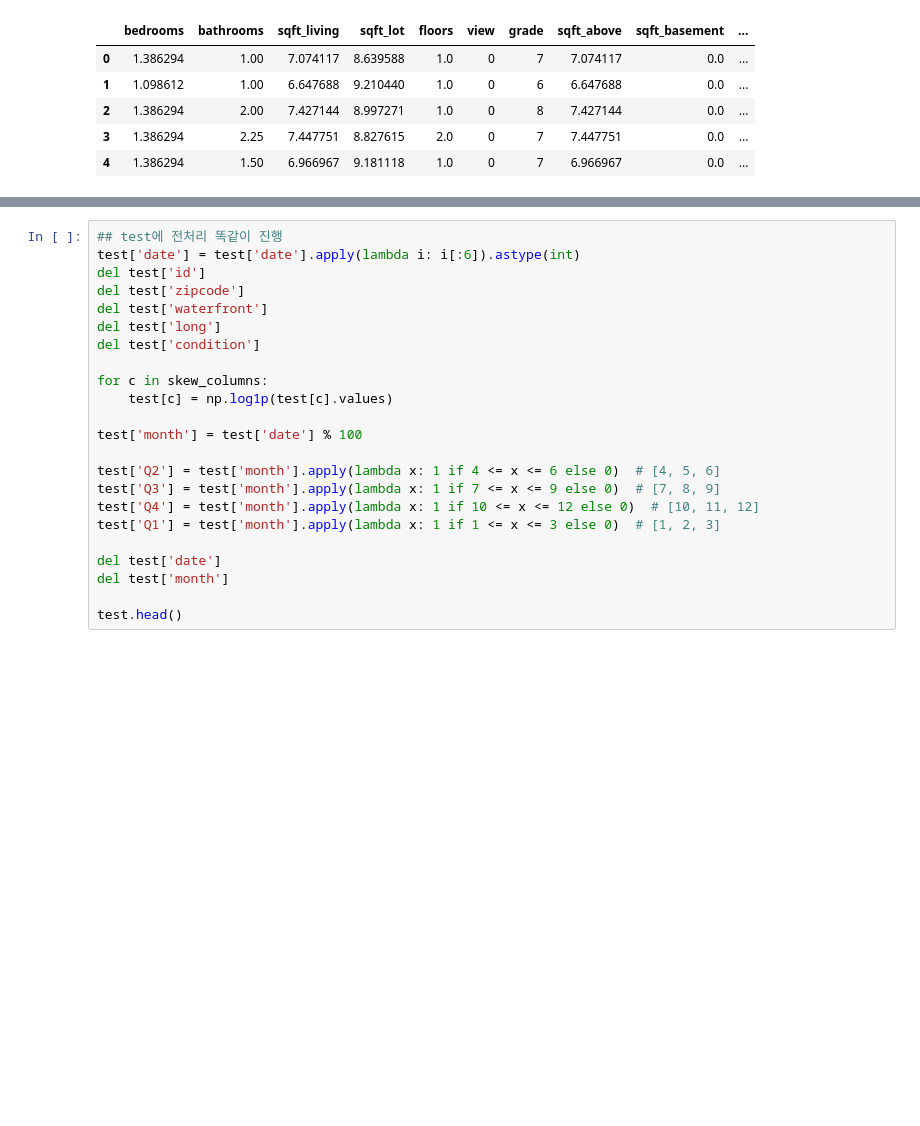
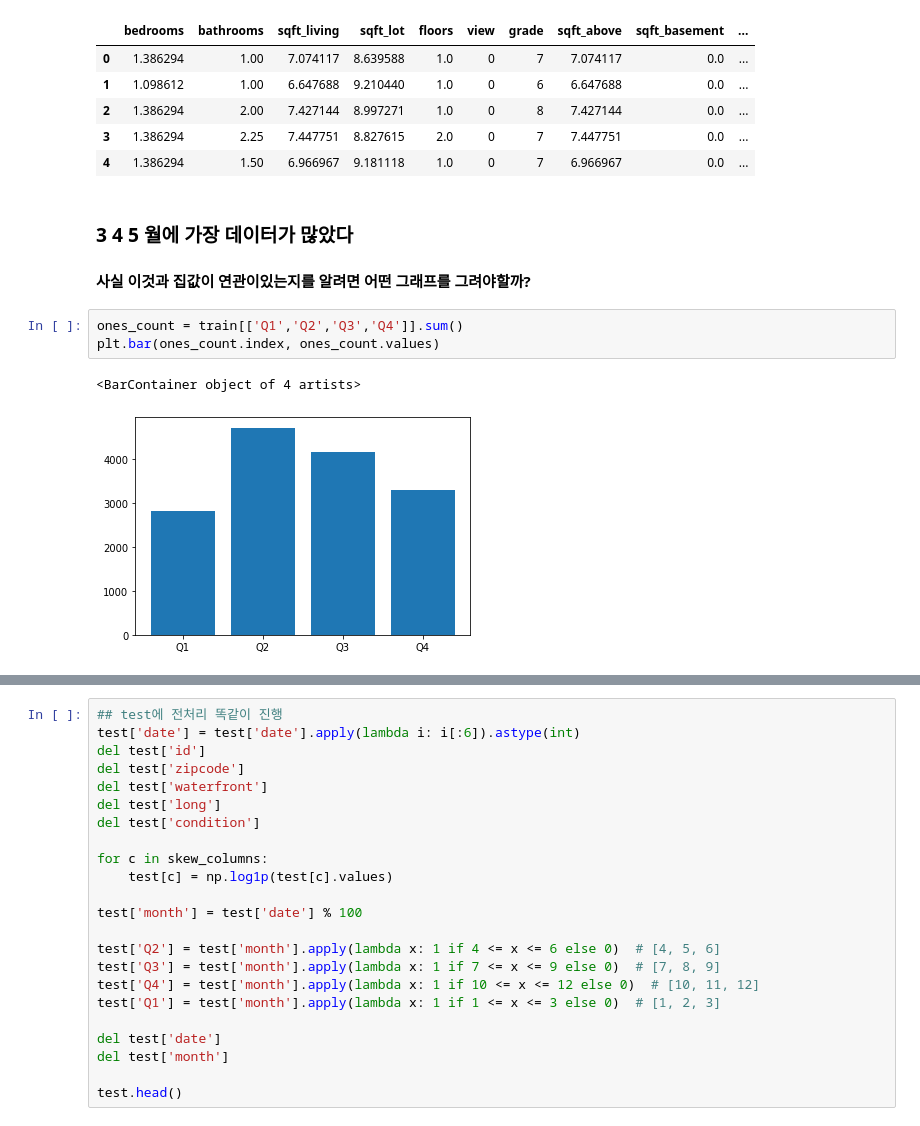
Before and after one commit to ParkHyoungChul/AIFFEL_quest_rs, a Jupyter notebook: Exploration/Ex02/Project01.ipynb, the cells around one changed output, grey strips where cells are left out. Saved outputs shown, nothing was run; the diff lists cells and outputs as text; blank space fills up the shorter version.

```diff
--- a/Exploration/Ex02/Project01.ipynb
+++ b/Exploration/Ex02/Project01.ipynb
@@ -201,3 +209,13 @@ train.head()
 | 2 | 1.386294 | 2.00 | 7.427144 | 8.997271 | 1.0 | 0 | 8 | 7.427144 | 0.0 | ... |
 | 3 | 1.386294 | 2.25 | 7.447751 | 8.827615 | 2.0 | 0 | 7 | 7.447751 | 0.0 | ... |
 | 4 | 1.386294 | 1.50 | 6.966967 | 9.181118 | 1.0 | 0 | 7 | 6.966967 | 0.0 | ... |
+# %% [markdown]
+### 3 4 5 월에 가장 데이터가 많았다
+
+#### 사실 이것과 집값이 연관이있는지를 알려면 어떤 그래프를 그려야할까?
+# %%
+ones_count = train[['Q1','Q2','Q3','Q4']].sum()
+plt.bar(ones_count.index, ones_count.values)
+# %% [output]
+<BarContainer object of 4 artists>
+[figure, added]
```
Also changed, not shown: parts of 4 cells of this notebook.
